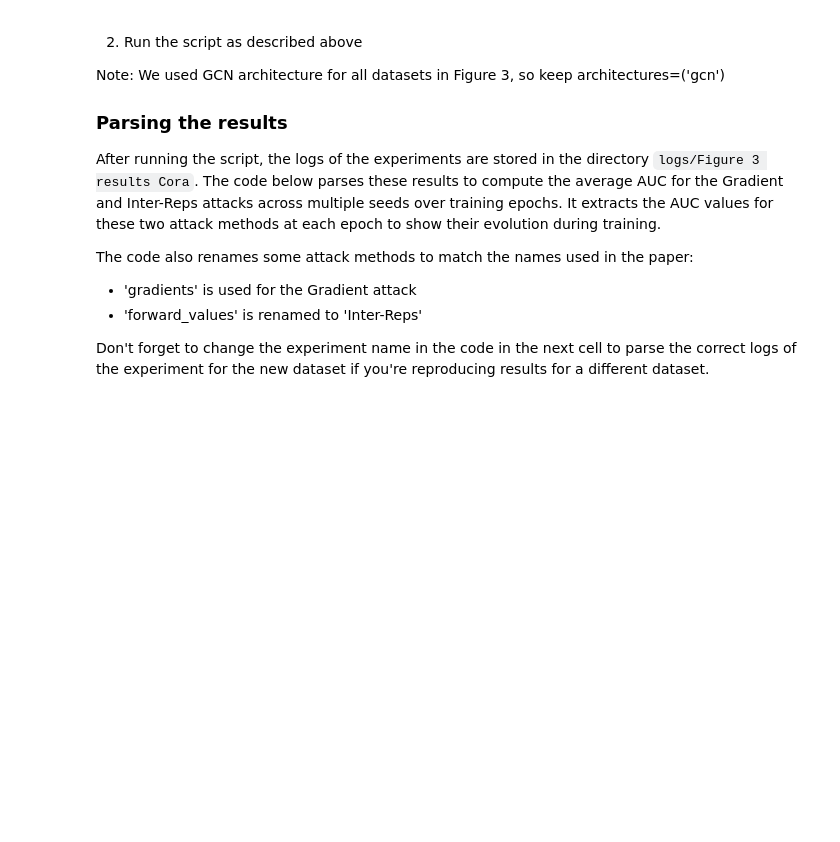
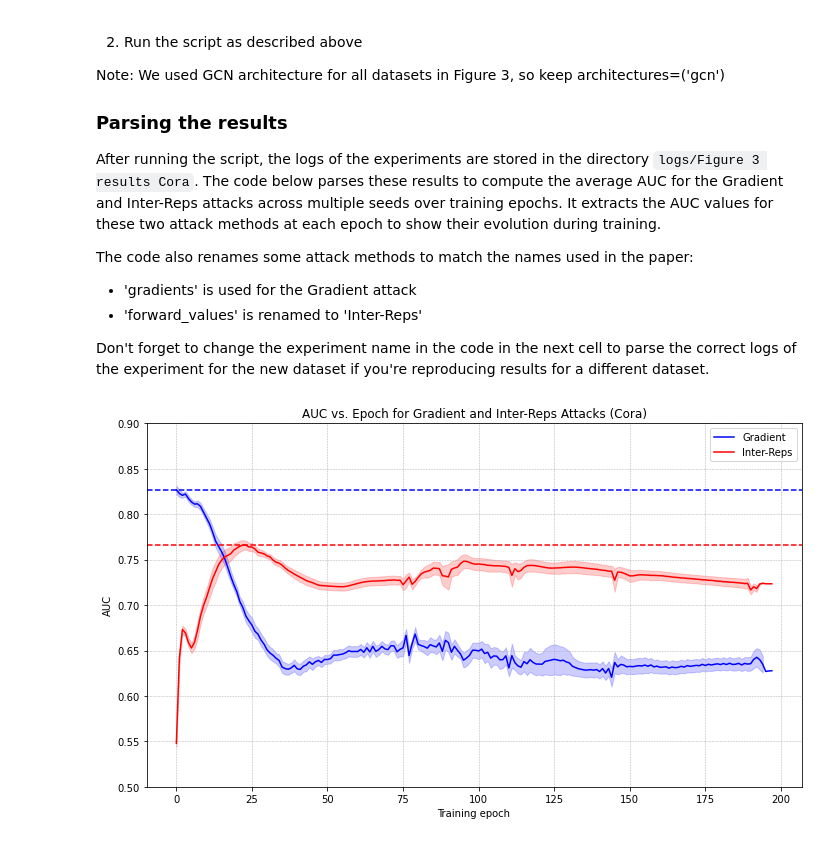
Before and after one commit to OualidZari/lia-vfgl-artifact, a Jupyter notebook: reproduced_results/figure3.ipynb, the cells around one changed output. Cells and saved outputs as stored; diff of their text form; code cells hidden in the pictures; blank space fills up the shorter version.

Commit message:
fixed plot for Figure 3, needs more styling

```diff
--- a/reproduced_results/figure3.ipynb
+++ b/reproduced_results/figure3.ipynb
@@ -47,3 +47,83 @@ The code also renames some attack methods to match the names used in the paper:
 - 'forward_values' is renamed to 'Inter-Reps'
 
 Don't forget to change the experiment name in the code in the next cell to parse the correct logs of the experiment for the new dataset if you're reproducing results for a different dataset.
+# %%
+import os
+import pandas as pd
+import numpy as np
+import matplotlib.pyplot as plt
+
+def safe_float(x):
+    try:
+        return float(x)
+    except ValueError:
+        return np.nan
+
+def parse_results(experiment_dir):
+    results = []
+    for subdir in os.listdir(experiment_dir):
+        csv_path = os.path.join(experiment_dir, subdir, 'attack_results.csv')
+        if os.path.exists(csv_path):
+            df = pd.read_csv(csv_path)
+
+            # Filter for AUC metrics only
+            auc_df = df[df['metric'].str.startswith('AUC-')].copy()
+
+            # Convert 'value' column to numeric
+            auc_df['value'] = auc_df['value'].apply(safe_float)
+
+            # Get results for gradients and forward_values (Inter-Reps) for all epochs
+            for attack in ['gradients', 'forward_values']:
+                attack_results = auc_df[auc_df['metric'] == f'AUC-{attack}']
+                for _, row in attack_results.iterrows():
+                    attack_name = 'Inter-Reps' if attack == 'forward_values' else 'Gradient'
+                    results.append({
+                        'attack': attack_name,
+                        'epoch': row['epoch'],
+                        'auc': row['value'],
+                        'seed': subdir
+                    })
+
+    return pd.DataFrame(results)
+
+def plot_data(data, color, label_prefix, plot_max_auc=False):
+    mean_auc = data.groupby('epoch')['auc'].mean()
+    sem_auc = data.groupby('epoch')['auc'].sem()
+    epochs = mean_auc.index
+
+    plt.plot(epochs, mean_auc, label=f'{label_prefix}', color=color)
+    plt.fill_between(epochs, mean_auc - sem_auc, mean_auc + sem_auc, color=color, alpha=0.2)
+
+    if plot_max_auc:
+        max_auc = mean_auc.max()
+        plt.axhline(y=max_auc, color=color, linestyle='--')
+
+# Specify the path to your experiment directory
+experiment_dir = '../logs/Figure 3 results Cora'
+
+# Parse results
+results_df = parse_results(experiment_dir)
+
+# Plot the results
+fig, ax = plt.subplots(figsize=(10, 6))
+for attack, color in [('Gradient', 'blue'), ('Inter-Reps', 'red')]:
+    attack_data = results_df[results_df['attack'] == attack]
+    plot_data(attack_data, color, attack, plot_max_auc=True)
+
+ax.set_xlabel('Training epoch')
+ax.set_ylabel('AUC')
+ax.set_title('AUC vs. Epoch for Gradient and Inter-Reps Attacks (Cora)')
+ax.set_ylim(0.5, 0.9)
+ax.grid(True, which='both', linestyle='--', linewidth=0.5)
+plt.legend()
+
+plt.tight_layout()
+plt.show()
+
+# Display the final AUC values
+final_epoch = results_df['epoch'].max()
+final_auc = results_df[results_df['epoch'] == final_epoch].groupby('attack')['auc'].mean().reset_index()
+print("Final AUC values:")
+print(final_auc)
+# %% [output]
+[figure, added]
```
Also changed, not shown: parts of 1 cell of this notebook, 2 other files.
